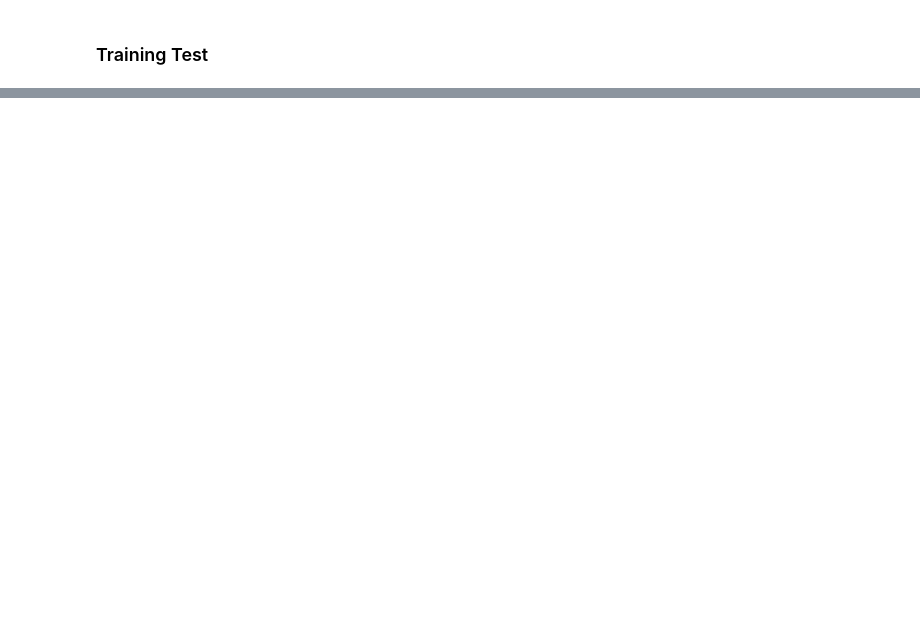
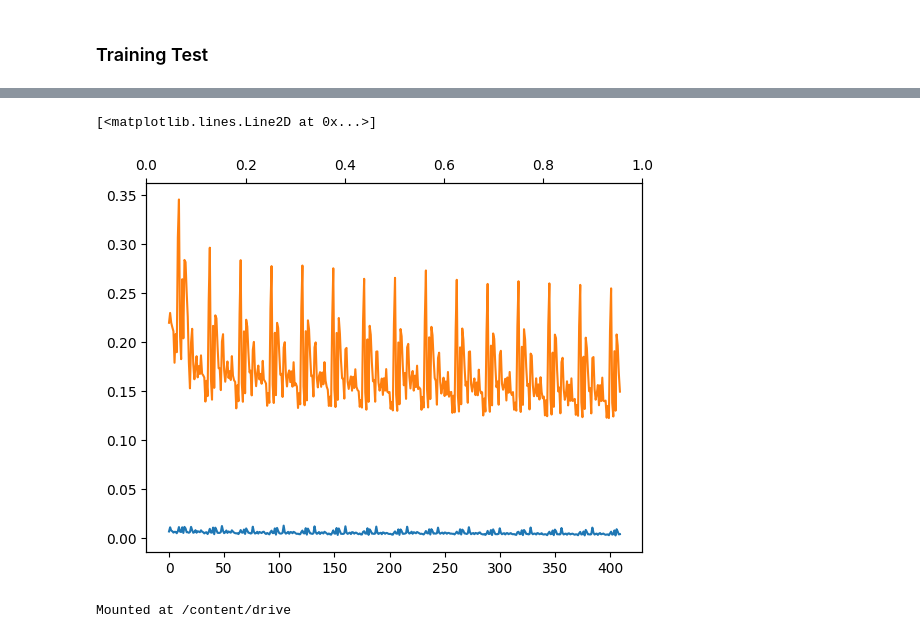
Before and after one commit to issyun/AutoOsu, a Jupyter notebook: model.ipynb, the cells around one changed output, grey strips where cells are left out. Drawn from its saved outputs; the diff is of its cells as text; code cells hidden in the pictures; blank space fills up the shorter version.

```diff
--- a/model.ipynb
+++ b/model.ipynb
@@ -339,3 +351,16 @@ ax2.plot(trainer.valid_loss_record[20:], color='tab:orange')
+# %%
+fig, ax1 = plt.subplots()
+ax1.plot(trainer.valid_np_loss_record[10:], color='tab:blue')
+ax2 = ax1.twiny()
+ax1.plot(trainer.valid_ns_loss_record[10:], color='tab:orange')
+# %% [output]
+[<matplotlib.lines.Line2D at 0x...>]
+[figure, added]
+# %%
+from google.colab import drive
+drive.mount('/content/drive')
+# %% [output]
+Mounted at /content/drive
 # %%
 fig, ax1 = plt.subplots()
 ax1.plot(trainer.train_np_f1_record, color='tab:blue')
```
Also changed, not shown: parts of 8 cells of this notebook.
